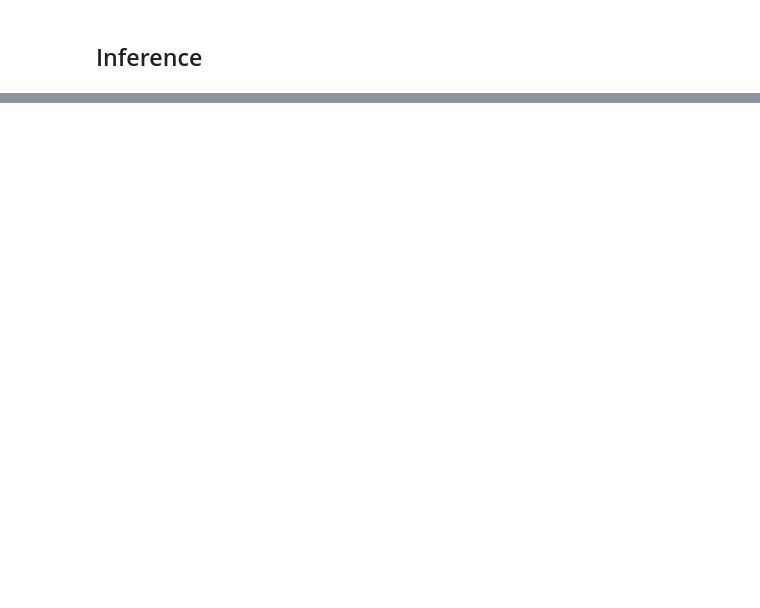
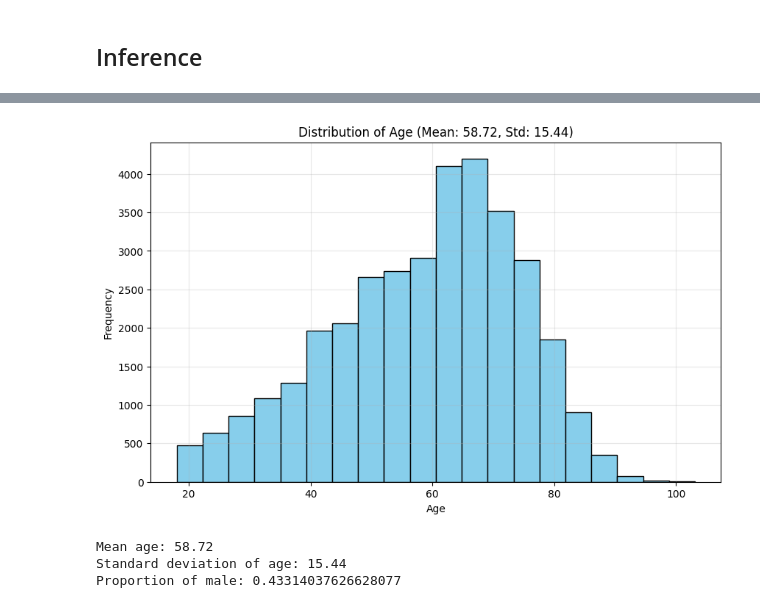
Before and after one commit to oskumd2/EEG_Delirium, a Jupyter notebook: notebook_inference.ipynb, the cells around one changed output, grey strips where cells are left out. Cells and saved outputs as stored; diff of their text form; code cells hidden in the pictures; blank space fills up the shorter version.

```diff
--- a/notebook_inference.ipynb
+++ b/notebook_inference.ipynb
@@ -1302,0 +1838,29 @@ F1 Score: 0.2857 CI(95%): (0.0000, 0.5882)
+# %%
+x= pd.read_csv('eeg_rid_supreme_labelled.csv')
+# Calculate mean and std of age
+age_mean = x['age'].mean()
+age_std = x['age'].std()
+
+# Create a histogram of age
+plt.figure(figsize=(10, 6))
+plt.hist(x['age'], bins=20, color='skyblue', edgecolor='black')
+plt.title(f'Distribution of Age (Mean: {age_mean:.2f}, Std: {age_std:.2f})')
+plt.xlabel('Age')
+plt.ylabel('Frequency')
+plt.grid(alpha=0.3)
+plt.show()
+
+# Print the mean and std
+print(f"Mean age: {age_mean:.2f}")
+print(f"Standard deviation of age: {age_std:.2f}")
+
+x2= pd.read_csv('delirium_old.csv', encoding='cp949', encoding_errors='ignore')
+sex_mapping = dict(zip(x2['연구별 환자 ID'], x2['성별']))
+x['sex'] = x['hid'].map(sex_mapping)
+x['sex'] = x['sex'].map({'M': 1, 'F': 0})
+print(f"Proportion of male: {x['sex'].value_counts()[1]/x['sex'].value_counts().sum()}")
+# %% [output]
+[figure, added]
+Mean age: 58.72
+Standard deviation of age: 15.44
+Proportion of male: 0.43314037626628077
```
Also changed, not shown: parts of 25 cells of this notebook, 2 other files.
